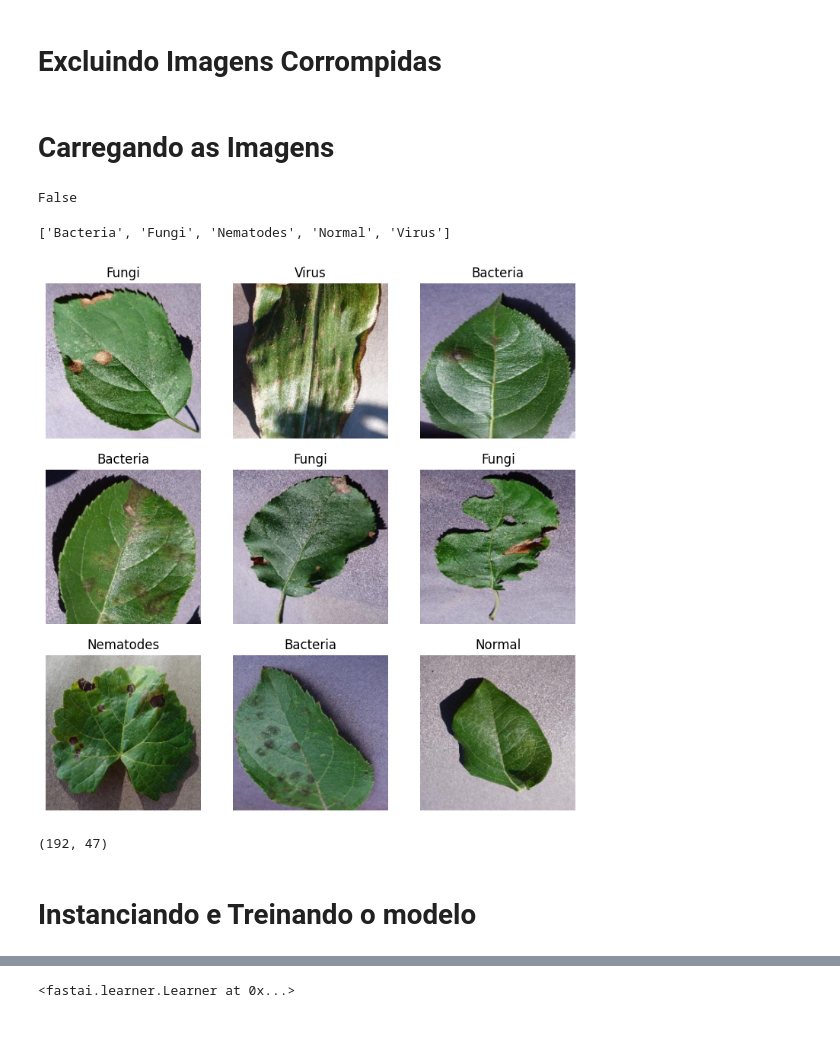
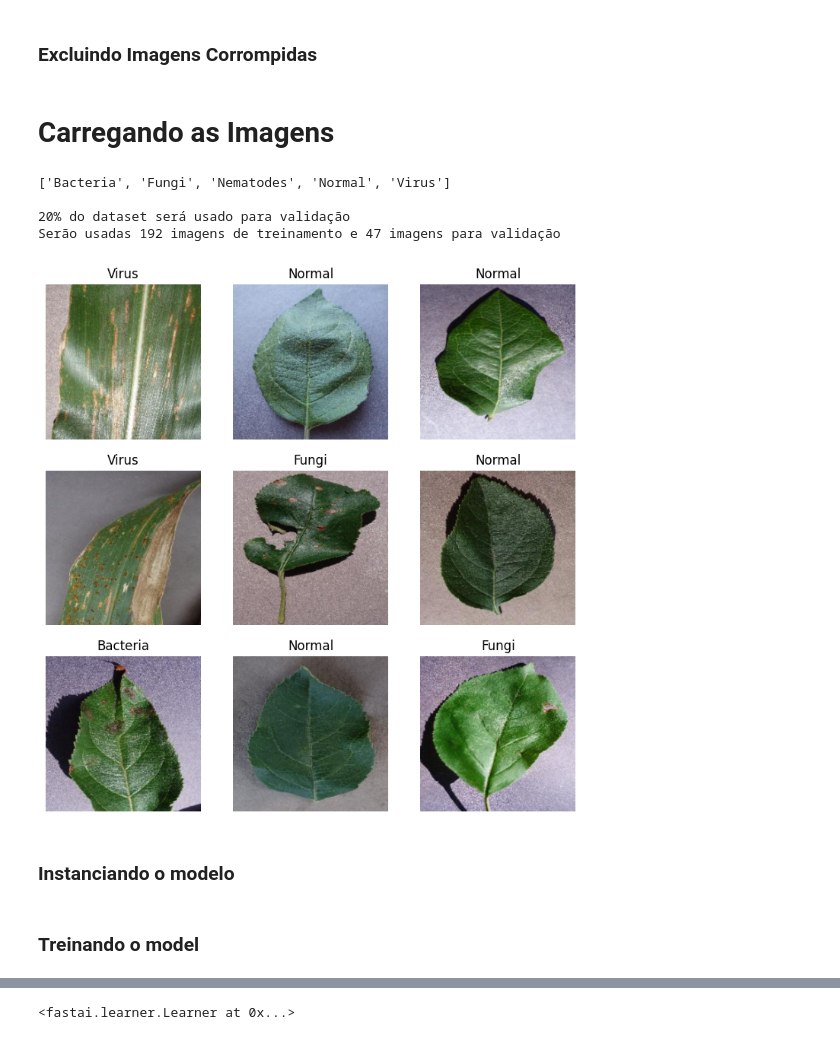
Before and after one commit to hugogontijomachado/SENAI_minicurso, a Jupyter notebook: 3_leaf-disease/leaf-disease.ipynb, the cells around one changed output, grey strips where cells are left out. Saved outputs shown, nothing was run; the diff lists cells and outputs as text; code cells hidden in the pictures.

```diff
--- a/3_leaf-disease/leaf-disease.ipynb
+++ b/3_leaf-disease/leaf-disease.ipynb
@@ -1,5 +10,5 @@
 # %% [markdown]
-# Excluindo Imagens Corrompidas
+### Excluindo Imagens Corrompidas
 # %%
 import cv2
 import os
@@ -16,33 +25,28 @@ def exclude_files(path_to_exclude):
 exclude_files('Datasets')
 # %% [markdown]
 # Carregando as Imagens
-# %%
-from fastai.vision.all import *
-import numpy as np
-
-# Know if the GPU is working
-import torch
-torch.cuda.is_available()
-# %% [output]
-False
 # %%
+from fastai.vision.all import *
+import numpy as np
+
 np.random.seed(53)
 dls = ImageDataLoaders.from_folder('Datasets', train='.', valid_pct=0.2, seed=42, item_tfms=Resize(224))
-dls.vocab
+print(dls.vocab)
+print(f"\n20% do dataset será usado para validação")
+print( f"Serão usadas {len(dls.train_ds)} imagens de treinamento e {len(dls.valid_ds)} imagens para validação")
+dls.show_batch()
 # %% [output]
 ['Bacteria', 'Fungi', 'Nematodes', 'Normal', 'Virus']
+
+20% do dataset será usado para validação
+Serão usadas 192 imagens de treinamento e 47 imagens para validação
+[figure, added]
-# %%
-dls.show_batch()
-# %% [output]
-[figure, removed]
-# %%
-len(dls.train_ds),len(dls.valid_ds)
-# %% [output]
-(192, 47)
 # %% [markdown]
-# Instanciando e Treinando o modelo
+### Instanciando o modelo
 # %%
 learn = vision_learner(dls, models.resnet34, metrics=error_rate)
+# %% [markdown]
+### Treinando o model
 # %%
 #learn.fit_one_cycle(10)
 #learn.save('stage1')
```
Also changed, not shown: parts of 8 cells of this notebook.
